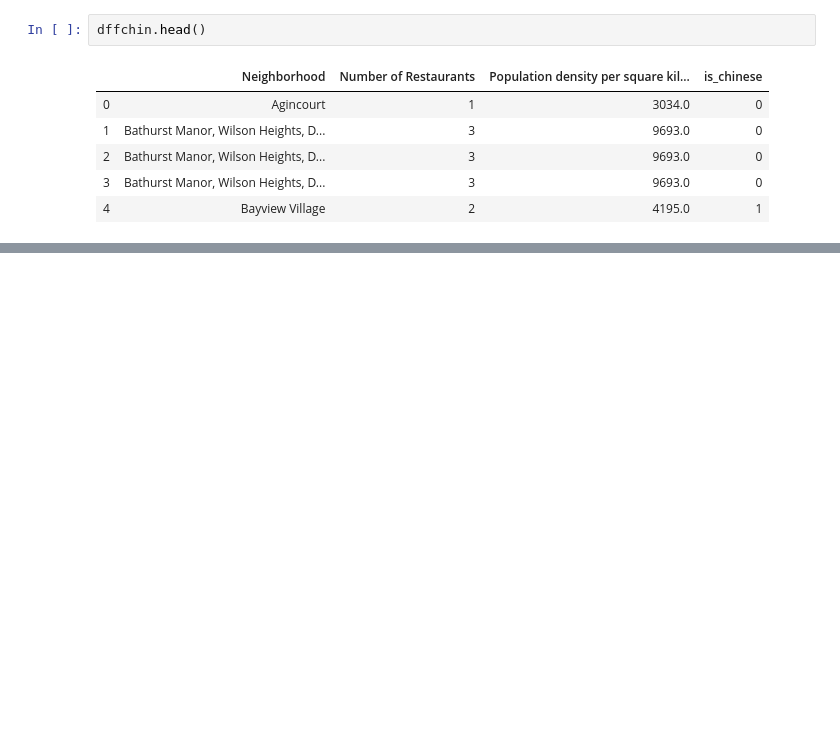
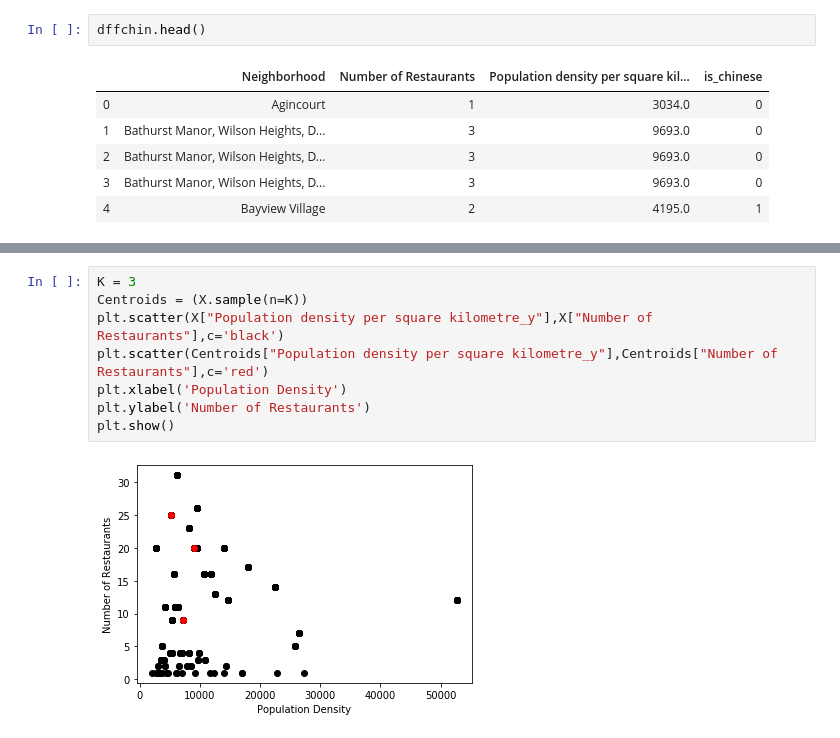
Before and after one commit to Roland-coder/Coursera_Capstone, a Jupyter notebook: Neba Roland Capstone.ipynb, the cells around one changed output, grey strips where cells are left out. Drawn from its saved outputs; the diff is of its cells as text; blank space fills up the shorter version.

```diff
--- a/Neba Roland Capstone.ipynb
+++ b/Neba Roland Capstone.ipynb
@@ -475,0 +492,10 @@ dffchin.head()
+# %%
+K = 3
+Centroids = (X.sample(n=K))
+plt.scatter(X["Population density per square kilometre_y"],X["Number of Restaurants"],c='black')
+plt.scatter(Centroids["Population density per square kilometre_y"],Centroids["Number of Restaurants"],c='red')
+plt.xlabel('Population Density')
+plt.ylabel('Number of Restaurants')
+plt.show()
+# %% [output]
+[figure, added]
```
Also changed, not shown: parts of 20 cells of this notebook.
